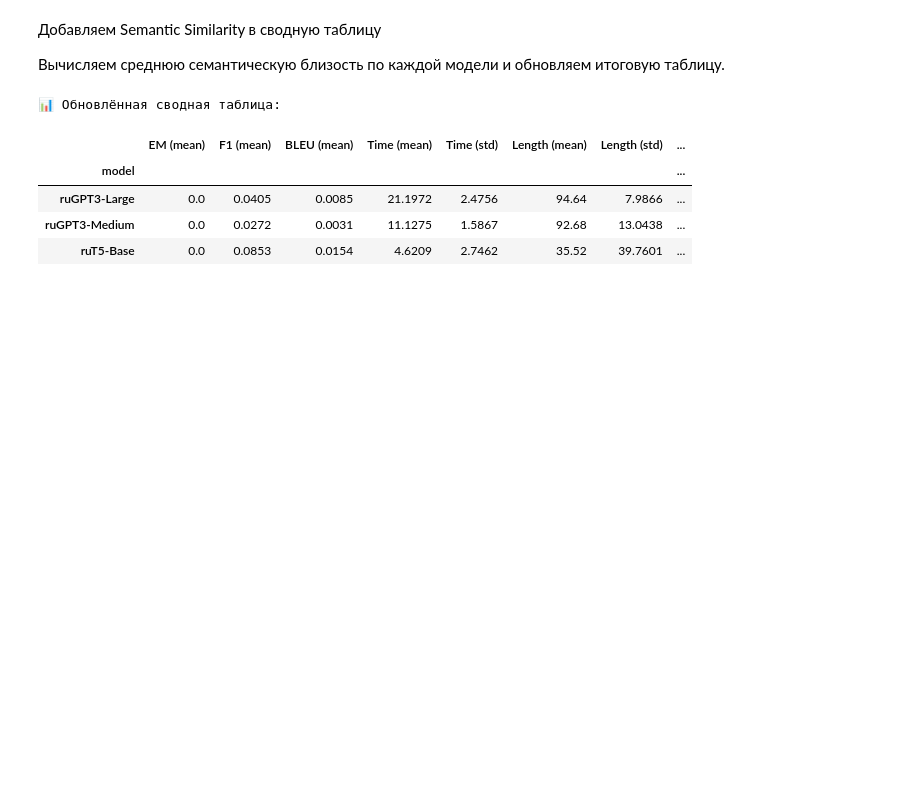
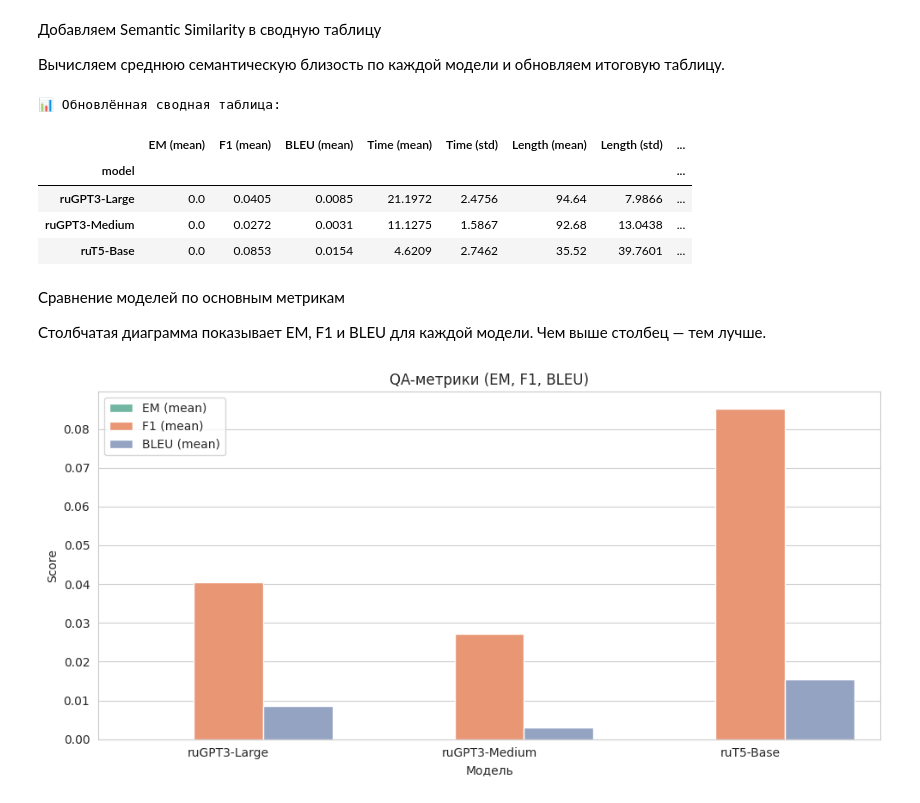
Before and after one commit to felondrum/llm_driven_development_otus, a Jupyter notebook: llm_otus_filippov_hw3.ipynb, the cells around one changed output. Cells and saved outputs as stored; diff of their text form; code cells hidden in the pictures; blank space fills up the shorter version.

```diff
--- a/llm_otus_filippov_hw3.ipynb
+++ b/llm_otus_filippov_hw3.ipynb
@@ -572,3 +572,21 @@ agg_metrics
 | ruGPT3-Large | 0.0 | 0.0405 | 0.0085 | 21.1972 | 2.4756 | 94.64 | 7.9866 | ... |
 | ruGPT3-Medium | 0.0 | 0.0272 | 0.0031 | 11.1275 | 1.5867 | 92.68 | 13.0438 | ... |
 | ruT5-Base | 0.0 | 0.0853 | 0.0154 | 4.6209 | 2.7462 | 35.52 | 39.7601 | ... |
+# %% [markdown]
+Сравнение моделей по основным метрикам
+
+Столбчатая диаграмма показывает EM, F1 и BLEU для каждой модели. Чем выше столбец — тем лучше.
+# %%
+metrics_data = agg_metrics[['EM (mean)', 'F1 (mean)', 'BLEU (mean)']].reset_index()
+metrics_melted = metrics_data.melt(id_vars='model', var_name='Metric', value_name='Score')
+
+plt.figure(figsize=(10, 5))
+sns.barplot(data=metrics_melted, x='model', y='Score', hue='Metric', palette='Set2')
+plt.title('QA-метрики (EM, F1, BLEU)')
+plt.ylabel('Score')
+plt.xlabel('Модель')
+plt.legend()
+plt.tight_layout()
+plt.show()
+# %% [output]
+[figure, added]
```
Also changed, not shown: parts of 10 cells of this notebook.
